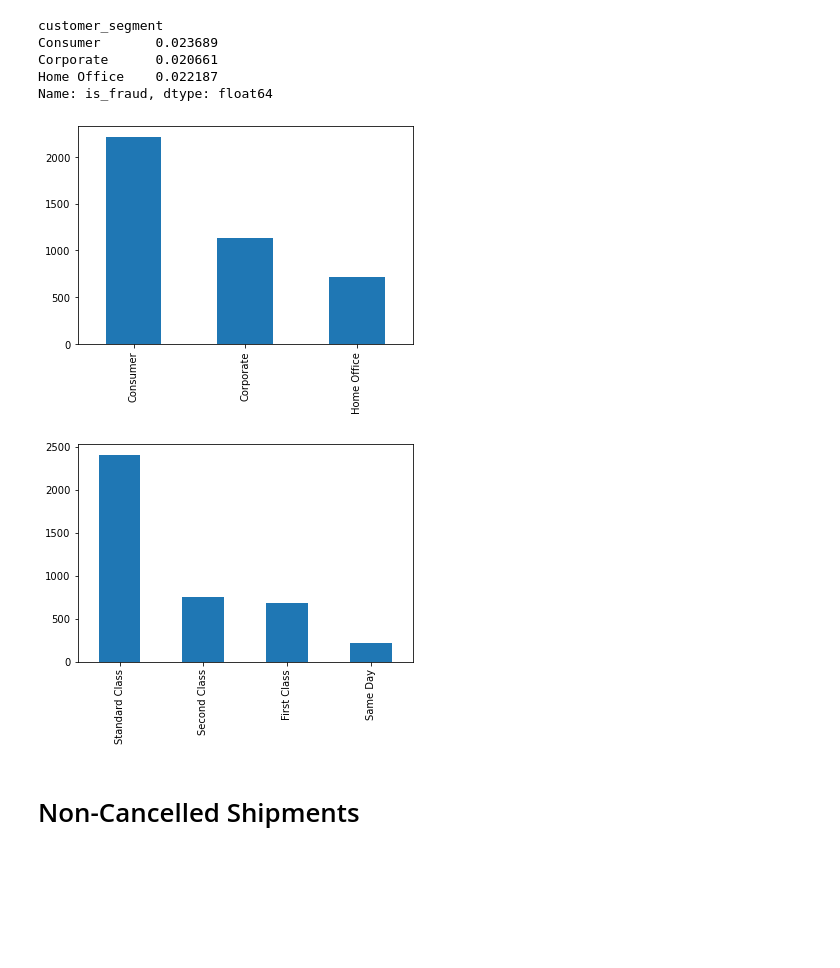
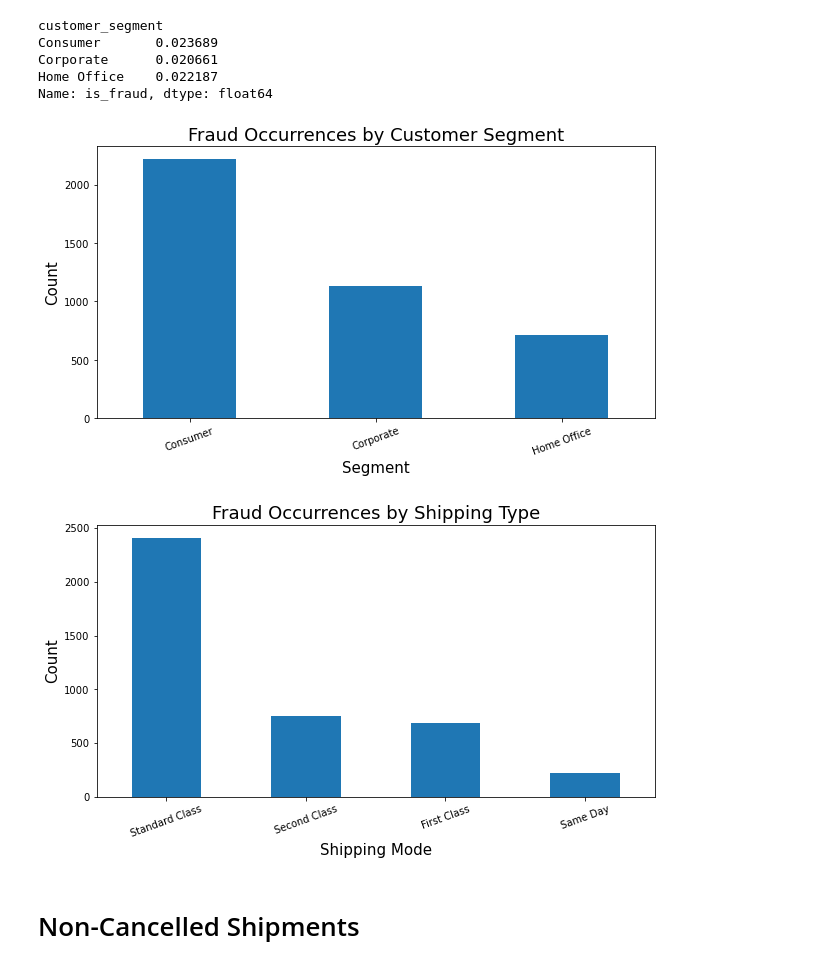
Before and after one commit to kokorikii/ACME-Shipping-Performance, a Jupyter notebook: 02_EDA.ipynb, the cells around one changed output. Drawn from its saved outputs; the diff is of its cells as text; code cells hidden in the pictures; blank space fills up the shorter version.

Commit message:
cleaned up EDA notbk visualizations

```diff
--- a/02_EDA.ipynb
+++ b/02_EDA.ipynb
@@ -113,14 +167,24 @@ Home Office    0.022187
 Name: is_fraud, dtype: float64
 # %%
 # fraud by customer segment
-fraud['customer_segment'].value_counts().plot(kind = 'bar');
+plt.figure(figsize=(10, 5))
+fraud['customer_segment'].value_counts().plot(kind = 'bar')
+plt.title('Fraud Occurrences by Customer Segment', fontsize = 18)
+plt.ylabel('Count', fontsize = 15)
+plt.xlabel('Segment', fontsize = 15)
+plt.xticks(rotation=20);
 # %% [output]
-[figure, old version]
+[figure, new version]
 # %%
 # shipping mode of fraudulent shipments
-fraud['shipping_mode'].value_counts().plot(kind = 'bar');
+plt.figure(figsize=(10, 5))
+fraud['shipping_mode'].value_counts().plot(kind = 'bar')
+plt.title('Fraud Occurrences by Shipping Type', fontsize = 18)
+plt.ylabel('Count', fontsize = 15)
+plt.xlabel('Shipping Mode', fontsize = 15)
+plt.xticks(rotation=20);
 # %% [output]
-[figure, old version]
+[figure, new version]
 # %% [markdown]
 # Non-Cancelled Shipments
 # %%
```
Also changed, not shown: parts of 15 cells of this notebook, 1 other file.
